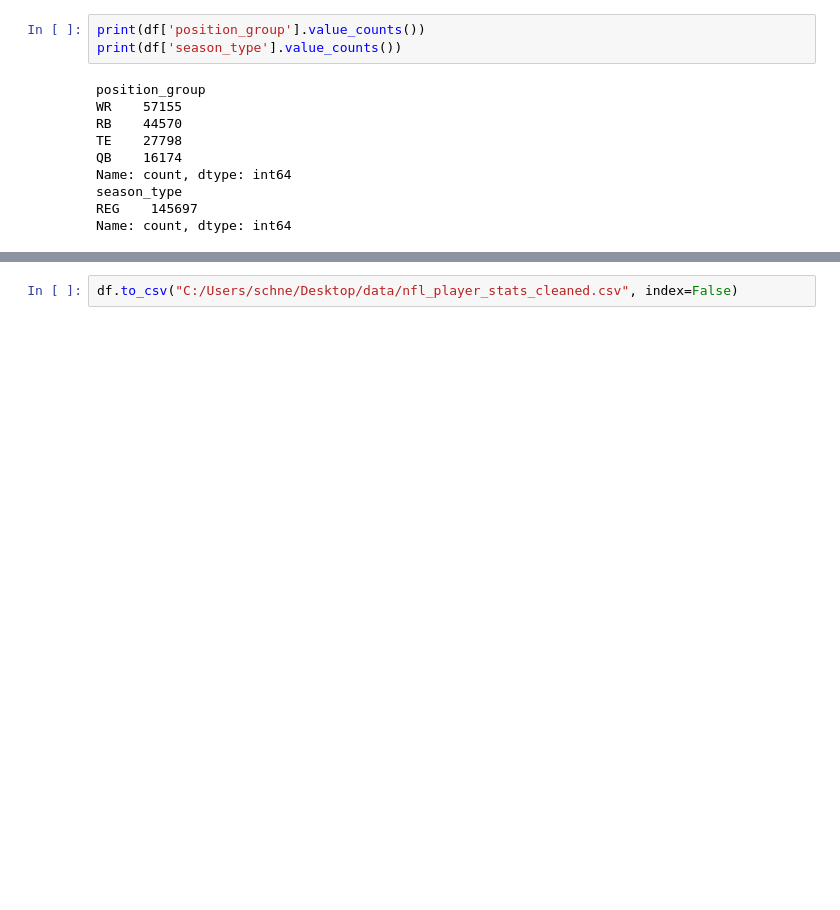
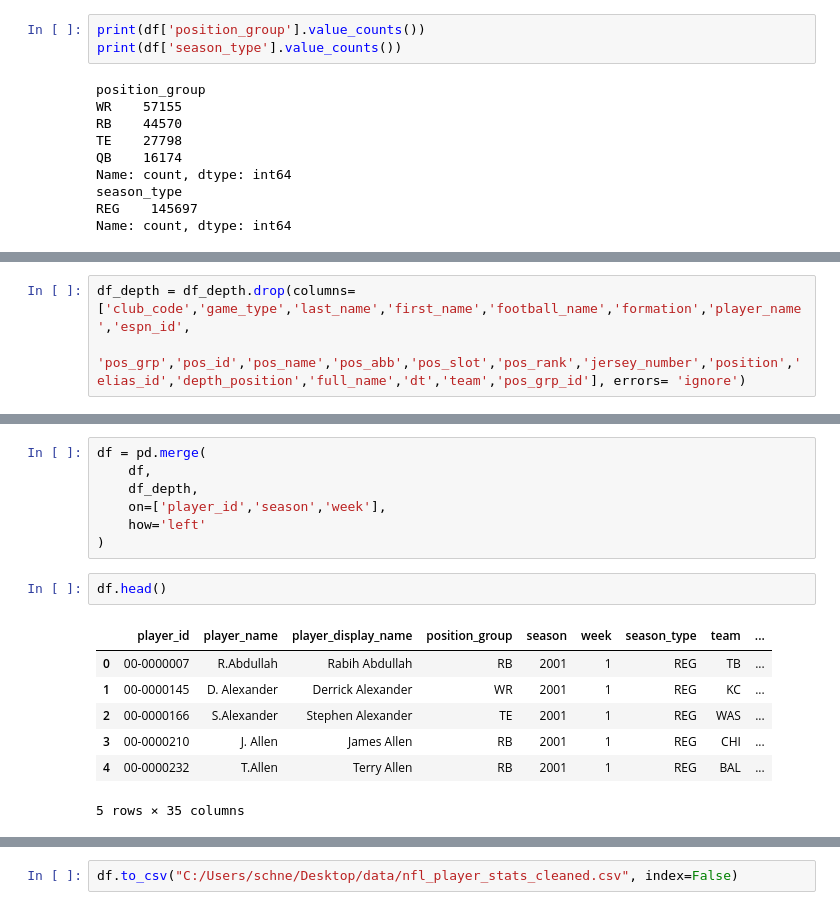
Before and after one commit to ben-gunnels/clairvoyent-raven-sports-analysis, a Jupyter notebook: src/notebooks/tim_data_exploration.ipynb, the cells around one changed output, grey strips where cells are left out. Saved outputs shown, nothing was run; the diff lists cells and outputs as text; blank space fills up the shorter version.

```diff
--- a/src/notebooks/tim_data_exploration.ipynb
+++ b/src/notebooks/tim_data_exploration.ipynb
@@ -321,0 +367,3 @@ Name: count, dtype: int64
+# %%
+df_depth = df_depth.drop(columns=['club_code','game_type','last_name','first_name','football_name','formation','player_name','espn_id',
+                                  'pos_grp','pos_id','pos_name','pos_abb','pos_slot','pos_rank','jersey_number','position','elias_id','depth_position','full_name','dt','team','pos_grp_id'], errors= 'ignore')
@@ -321,0 +379,17 @@ Name: count, dtype: int64
+# %%
+df = pd.merge(
+    df,
+    df_depth,
+    on=['player_id','season','week'],
+    how='left'
+)
+# %%
+df.head()
+# %% [output]
+|  | player_id | player_name | player_display_name | position_group | season | week | season_type | team | ... |
+| 0 | 00-0000007 | R.Abdullah | Rabih Abdullah | RB | 2001 | 1 | REG | TB | ... |
+| 1 | 00-0000145 | D. Alexander | Derrick Alexander | WR | 2001 | 1 | REG | KC | ... |
+| 2 | 00-0000166 | S.Alexander | Stephen Alexander | TE | 2001 | 1 | REG | WAS | ... |
+| 3 | 00-0000210 | J. Allen | James Allen | RB | 2001 | 1 | REG | CHI | ... |
+| 4 | 00-0000232 | T.Allen | Terry Allen | RB | 2001 | 1 | REG | BAL | ... |
+5 rows × 35 columns
```
Also changed, not shown: parts of 37 cells of this notebook.
